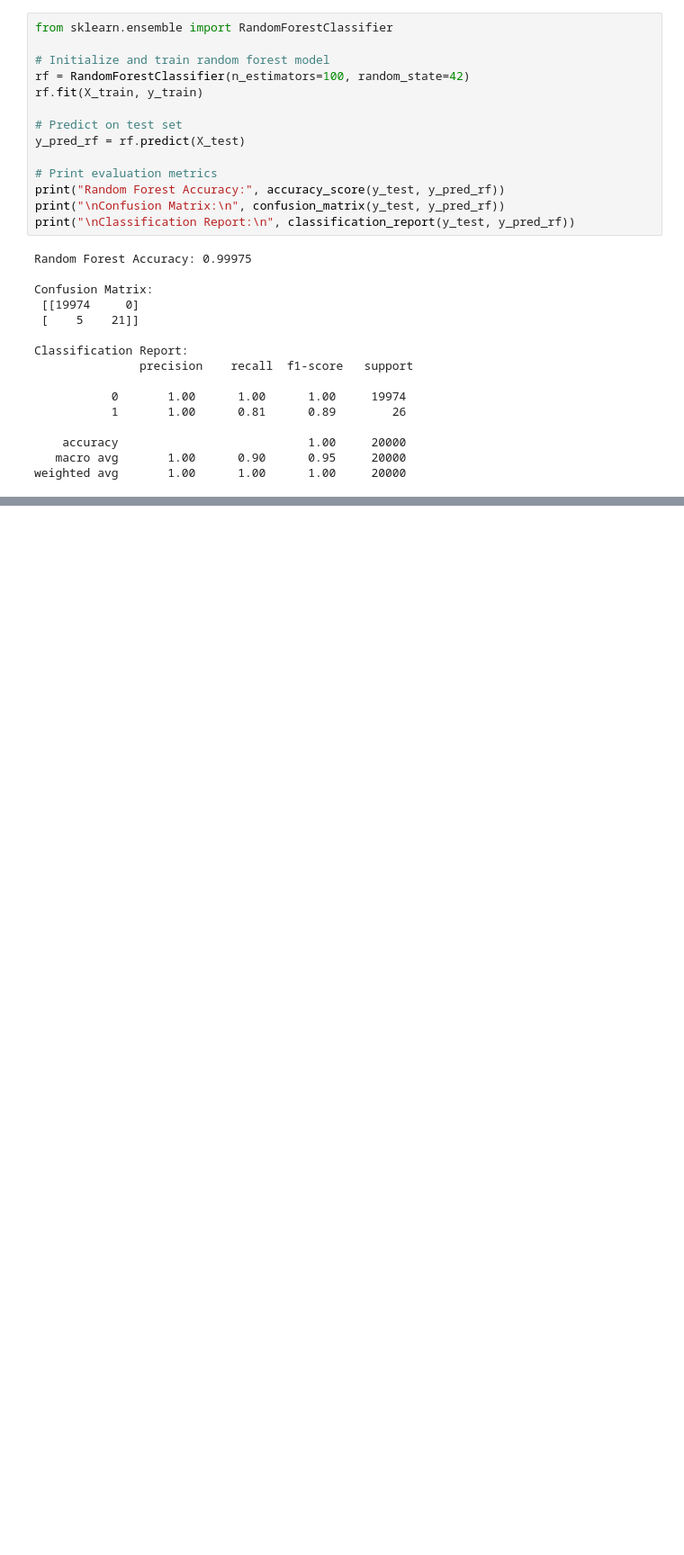
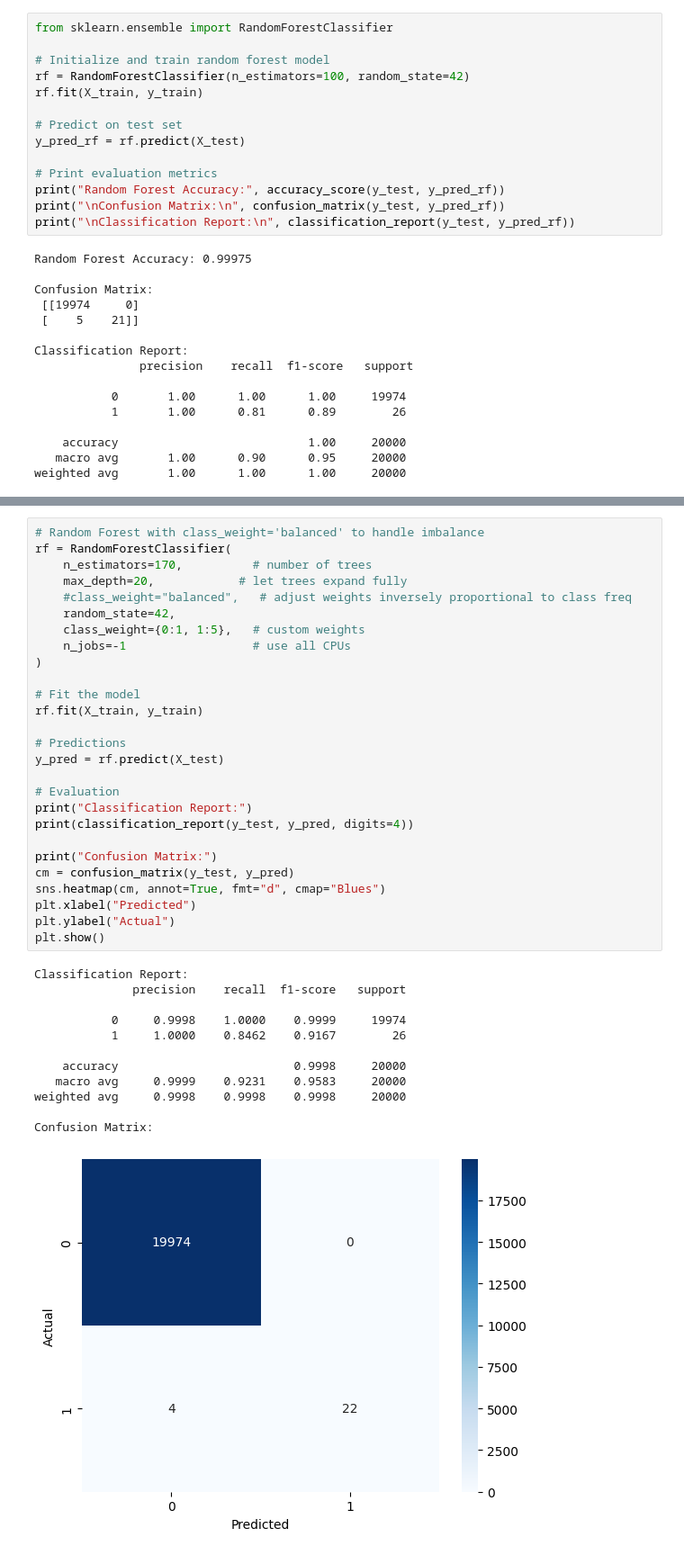
Before and after one commit to wareefAlyousef/Audit-Assistant, a Jupyter notebook: transaction.ipynb, the cells around one changed output, grey strips where cells are left out. Shown: that part at 90% size. Cells and saved outputs as stored; diff of their text form; blank space fills up the shorter version.

```diff
--- a/transaction.ipynb
+++ b/transaction.ipynb
@@ -340,0 +443,40 @@ weighted avg       1.00      1.00      1.00     20000
+# %%
+# Random Forest with class_weight='balanced' to handle imbalance
+rf = RandomForestClassifier(
+    n_estimators=170,          # number of trees
+    max_depth=20,            # let trees expand fully
+    #class_weight="balanced",   # adjust weights inversely proportional to class freq
+    random_state=42,
+    class_weight={0:1, 1:5},   # custom weights
+    n_jobs=-1                  # use all CPUs
+)
+
+# Fit the model
+rf.fit(X_train, y_train)
+
+# Predictions
+y_pred = rf.predict(X_test)
+
+# Evaluation
+print("Classification Report:")
+print(classification_report(y_test, y_pred, digits=4))
+
+print("Confusion Matrix:")
+cm = confusion_matrix(y_test, y_pred)
+sns.heatmap(cm, annot=True, fmt="d", cmap="Blues")
+plt.xlabel("Predicted")
+plt.ylabel("Actual")
+plt.show()
+# %% [output]
+Classification Report:
+              precision    recall  f1-score   support
+
+           0     0.9998    1.0000    0.9999     19974
+           1     1.0000    0.8462    0.9167        26
+
+    accuracy                         0.9998     20000
+   macro avg     0.9999    0.9231    0.9583     20000
+weighted avg     0.9998    0.9998    0.9998     20000
+
+Confusion Matrix:
+[figure, added]
```
Also changed, not shown: parts of 12 cells of this notebook, 5 other files.
